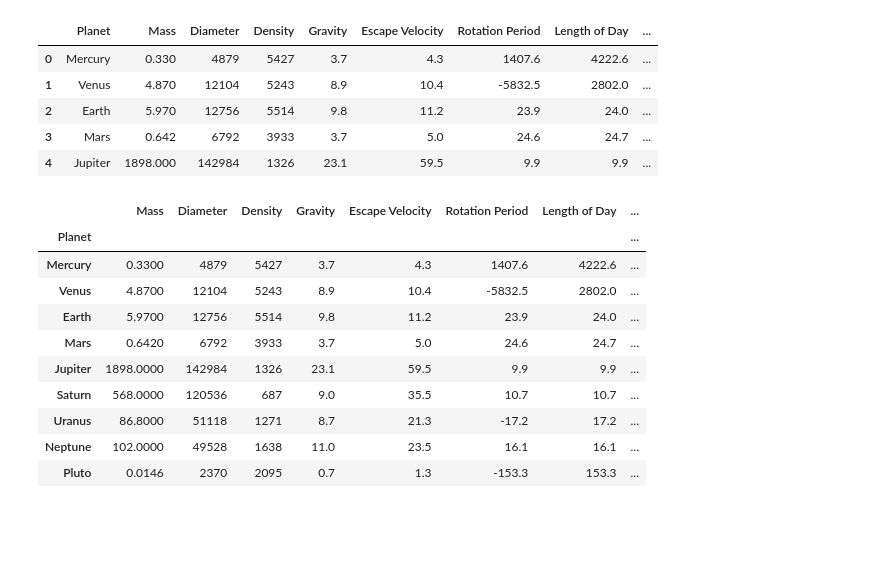
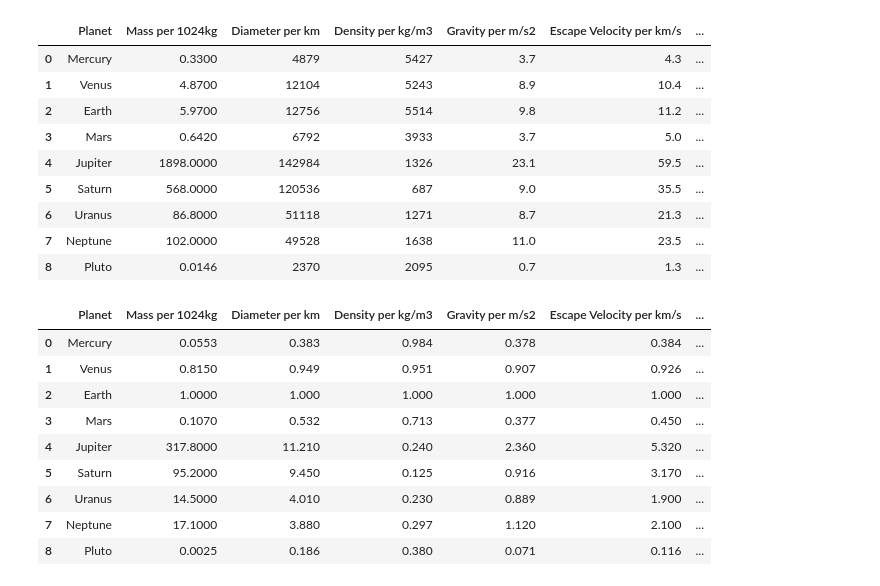
Before and after one commit to AR-Elbers/ETL-Project-Beyond-Earth, a Jupyter notebook: load_df_to_database.ipynb, the cells around one changed output. Drawn from its saved outputs; the diff is of its cells as text; code cells hidden in the pictures; blank space fills up the shorter version.

```diff
--- a/load_df_to_database.ipynb
+++ b/load_df_to_database.ipynb
@@ -7,26 +11,30 @@ from config import username, password
 # %%
-fact_file = "Transformed_Data/planetary_fact_sheet_transformed.csv"
+# read the fact sheet csv file
 fact_df = pd.read_csv(fact_file)
-fact_df.head()
+fact_df
 # %% [output]
-|  | Planet | Mass | Diameter | Density | Gravity | Escape Velocity | Rotation Period | Length of Day | ... |
-| 0 | Mercury | 0.330 | 4879 | 5427 | 3.7 | 4.3 | 1407.6 | 4222.6 | ... |
-| 1 | Venus | 4.870 | 12104 | 5243 | 8.9 | 10.4 | -5832.5 | 2802.0 | ... |
-| 2 | Earth | 5.970 | 12756 | 5514 | 9.8 | 11.2 | 23.9 | 24.0 | ... |
-| 3 | Mars | 0.642 | 6792 | 3933 | 3.7 | 5.0 | 24.6 | 24.7 | ... |
-| 4 | Jupiter | 1898.000 | 142984 | 1326 | 23.1 | 59.5 | 9.9 | 9.9 | ... |
+|  | Planet | Mass per 1024kg | Diameter per km | Density per kg/m3 | Gravity per m/s2 | Escape Velocity per km/s | ... |
+| 0 | Mercury | 0.3300 | 4879 | 5427 | 3.7 | 4.3 | ... |
+| 1 | Venus | 4.8700 | 12104 | 5243 | 8.9 | 10.4 | ... |
+| 2 | Earth | 5.9700 | 12756 | 5514 | 9.8 | 11.2 | ... |
+| 3 | Mars | 0.6420 | 6792 | 3933 | 3.7 | 5.0 | ... |
+| 4 | Jupiter | 1898.0000 | 142984 | 1326 | 23.1 | 59.5 | ... |
+| 5 | Saturn | 568.0000 | 120536 | 687 | 9.0 | 35.5 | ... |
+| 6 | Uranus | 86.8000 | 51118 | 1271 | 8.7 | 21.3 | ... |
+| 7 | Neptune | 102.0000 | 49528 | 1638 | 11.0 | 23.5 | ... |
+| 8 | Pluto | 0.0146 | 2370 | 2095 | 0.7 | 1.3 | ... |
-# %%
-fact_db = fact_df.set_index('Planet')
-fact_db
-# %% [output]
-|  | Mass | Diameter | Density | Gravity | Escape Velocity | Rotation Period | Length of Day | ... |
-| Planet |  |  |  |  |  |  |  | ... |
-| Mercury | 0.3300 | 4879 | 5427 | 3.7 | 4.3 | 1407.6 | 4222.6 | ... |
-| Venus | 4.8700 | 12104 | 5243 | 8.9 | 10.4 | -5832.5 | 2802.0 | ... |
-| Earth | 5.9700 | 12756 | 5514 | 9.8 | 11.2 | 23.9 | 24.0 | ... |
-| Mars | 0.6420 | 6792 | 3933 | 3.7 | 5.0 | 24.6 | 24.7 | ... |
-| Jupiter | 1898.0000 | 142984 | 1326 | 23.1 | 59.5 | 9.9 | 9.9 | ... |
-| Saturn | 568.0000 | 120536 | 687 | 9.0 | 35.5 | 10.7 | 10.7 | ... |
-| Uranus | 86.8000 | 51118 | 1271 | 8.7 | 21.3 | -17.2 | 17.2 | ... |
-| Neptune | 102.0000 | 49528 | 1638 | 11.0 | 23.5 | 16.1 | 16.1 | ... |
-| Pluto | 0.0146 | 2370 | 2095 | 0.7 | 1.3 | -153.3 | 153.3 | ... |
+# %%
+# read the ratio fact sheet csv file
+ratio_df = pd.read_csv(ratio_file)
+ratio_df
+# %% [output]
+|  | Planet | Mass per 1024kg | Diameter per km | Density per kg/m3 | Gravity per m/s2 | Escape Velocity per km/s | ... |
+| 0 | Mercury | 0.0553 | 0.383 | 0.984 | 0.378 | 0.384 | ... |
+| 1 | Venus | 0.8150 | 0.949 | 0.951 | 0.907 | 0.926 | ... |
+| 2 | Earth | 1.0000 | 1.000 | 1.000 | 1.000 | 1.000 | ... |
+| 3 | Mars | 0.1070 | 0.532 | 0.713 | 0.377 | 0.450 | ... |
+| 4 | Jupiter | 317.8000 | 11.210 | 0.240 | 2.360 | 5.320 | ... |
+| 5 | Saturn | 95.2000 | 9.450 | 0.125 | 0.916 | 3.170 | ... |
+| 6 | Uranus | 14.5000 | 4.010 | 0.230 | 0.889 | 1.900 | ... |
+| 7 | Neptune | 17.1000 | 3.880 | 0.297 | 1.120 | 2.100 | ... |
+| 8 | Pluto | 0.0025 | 0.186 | 0.380 | 0.071 | 0.116 | ... |
```
Also changed, not shown: parts of 10 cells of this notebook, 7 other files.
